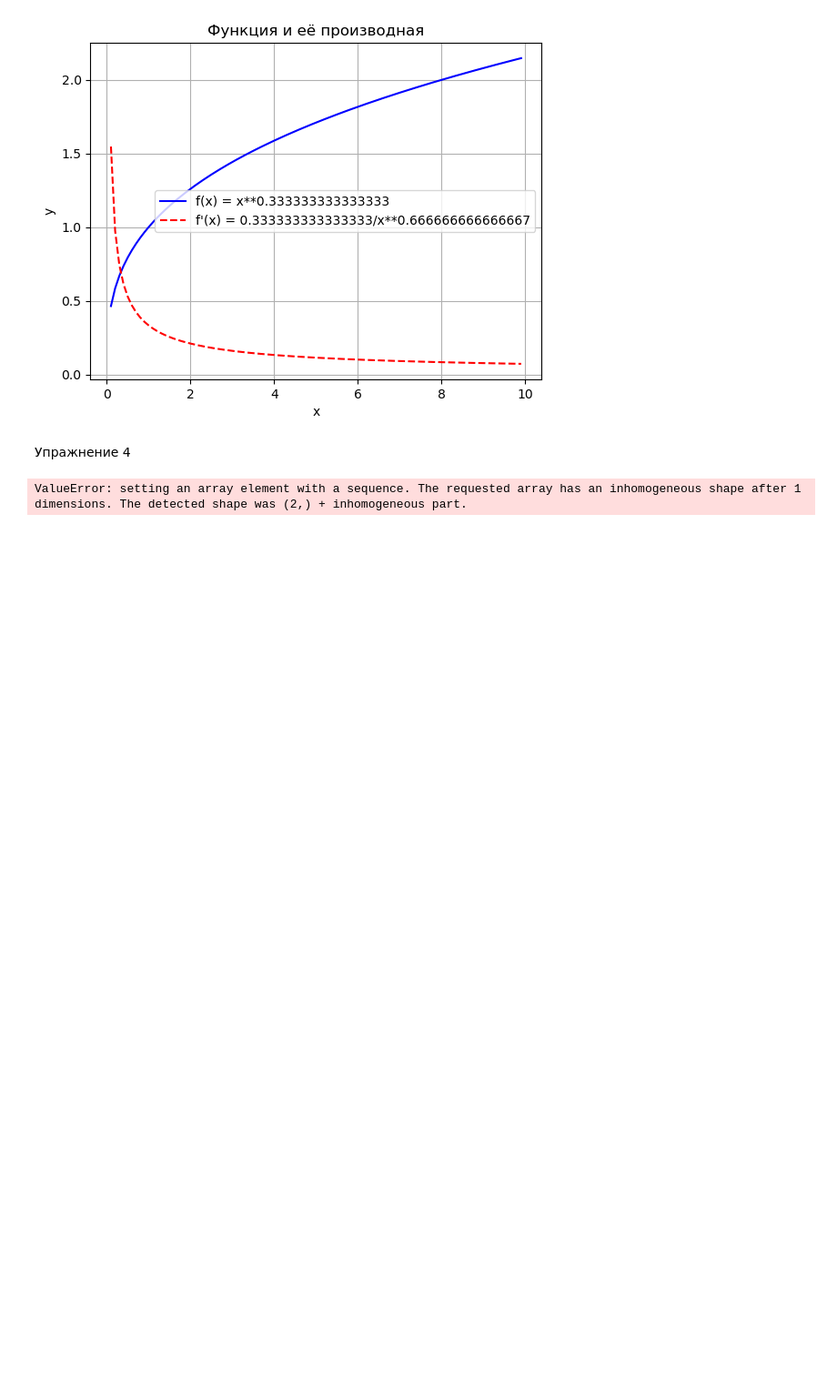
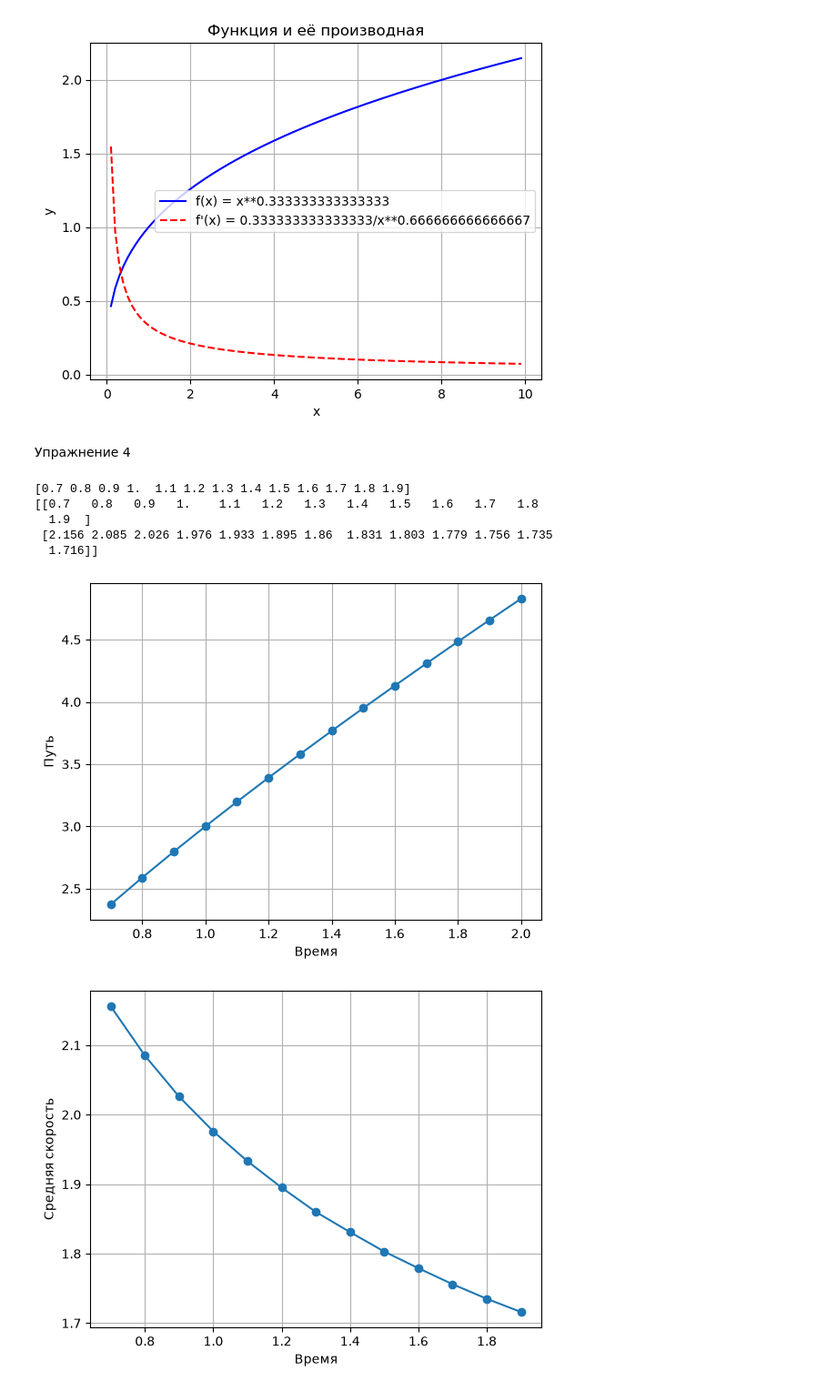
Before and after one commit to provell-lab/pythlab, a Jupyter notebook: lab8.ipynb, the cells around one changed output. Shown at 91% size. Cells and saved outputs as stored; diff of their text form; code cells hidden in the pictures; blank space fills up the shorter version.

```diff
--- a/lab8.ipynb
+++ b/lab8.ipynb
@@ -77,14 +77,33 @@ graph(f,x0)
 Упражнение 4
 # %%
 import numpy as np
-st0 = np.array([2.3733, 2.5889 ,2.7974 ,3.0000, 3.1976, 3.3909, 3.5804, 3.7664, 3.9495, 4.1298, 4.3077, 4.4833, 4,6568, 4.8284])
+import matplotlib.pyplot as plt
+st0 = np.array([2.3733, 2.5889 ,2.7974 ,3.0000, 3.1976, 3.3909, 3.5804, 3.7664, 3.9495, 4.1298, 4.3077, 4.4833, 4.6568, 4.8284])
 t0 = np.array(range(7,21))/10
 dt = t0[1]-t0[0]
 ds = st0[1:] - st0[:-1]
 tsred = t0[:-1]
 vsred = ds/dt
+matrix = np.array([tsred,vsred])
+print(tsred)
+print(matrix)
 
-matrix = np.array([tsred,vsred])
-print(matrix)
+plt.plot(t0, st0, "o-")
+plt.xlabel("Время")
+plt.ylabel("Путь")
+plt.grid()
+plt.show()
+
+plt.plot(tsred, vsred, "o-")
+plt.xlabel("Время")
+plt.ylabel("Средняя скорость")
+plt.grid()
+plt.show()
 # %% [output]
-ValueError: setting an array element with a sequence. The requested array has an inhomogeneous shape after 1 dimensions. The detected shape was (2,) + inhomogeneous part.
+[0.7 0.8 0.9 1.  1.1 1.2 1.3 1.4 1.5 1.6 1.7 1.8 1.9]
+[[0.7   0.8   0.9   1.    1.1   1.2   1.3   1.4   1.5   1.6   1.7   1.8
+  1.9  ]
+ [2.156 2.085 2.026 1.976 1.933 1.895 1.86  1.831 1.803 1.779 1.756 1.735
+  1.716]]
+[figure, added]
+[figure, added]
```
Also changed, not shown: parts of 2 cells of this notebook.
